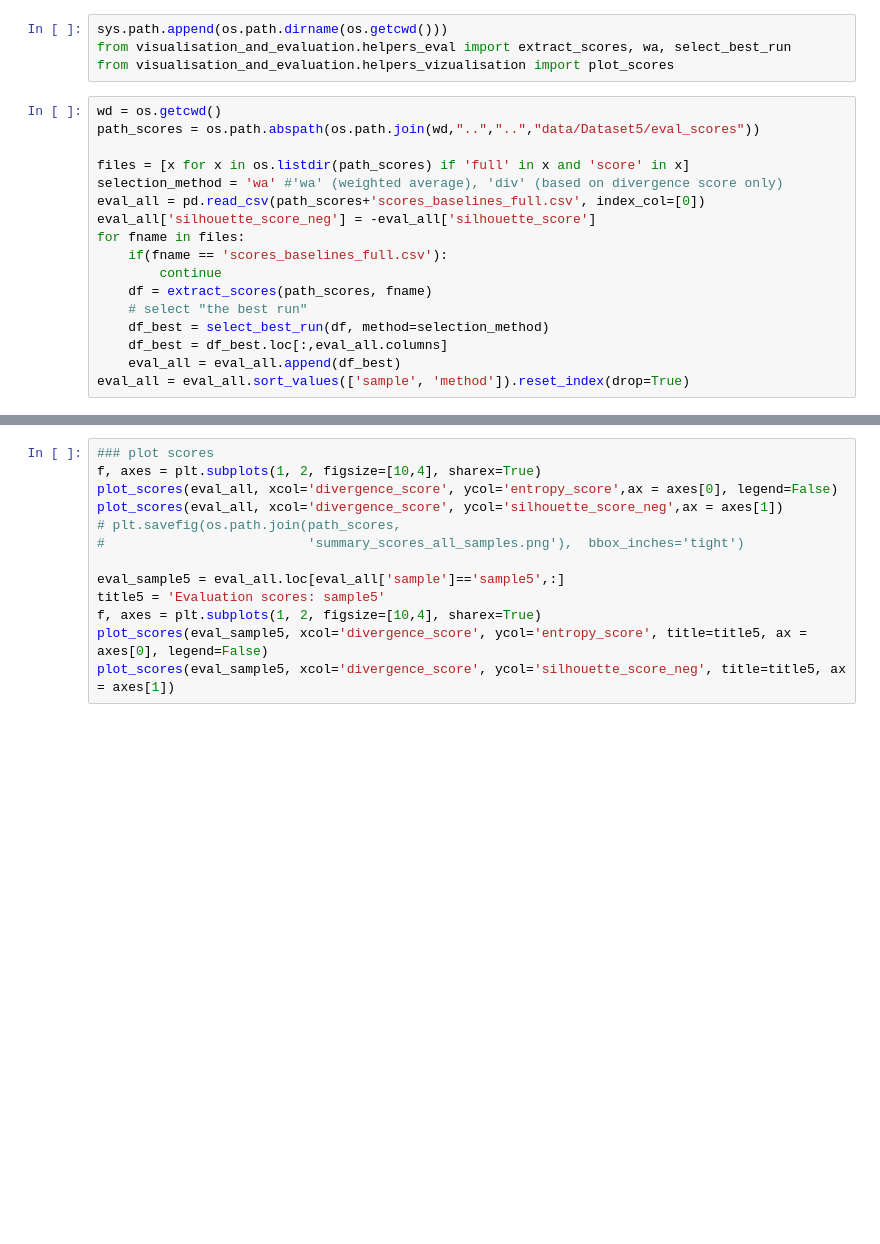
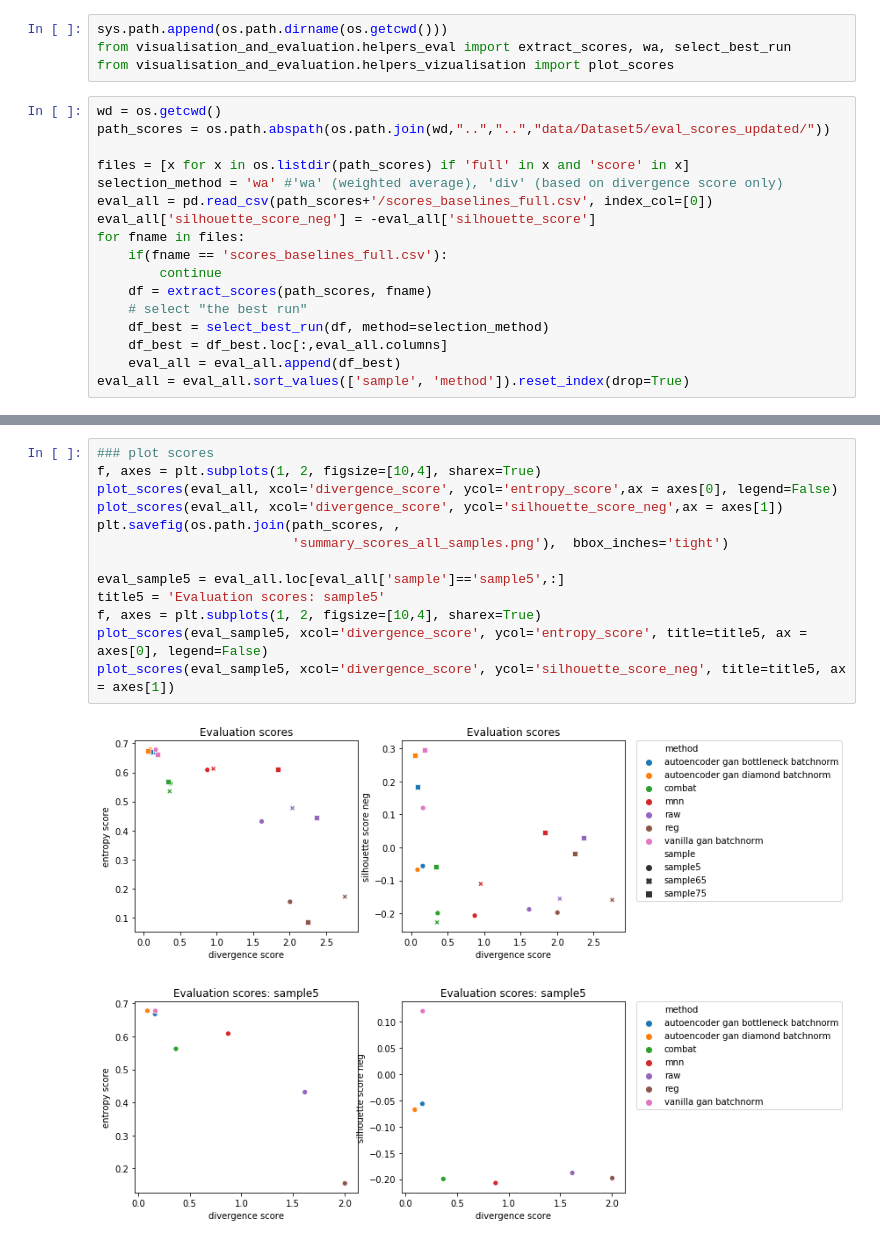
Before and after one commit to lthp/2019_SingleCell, a Jupyter notebook: notebooks/evaluation.ipynb, the cells around one changed output, grey strips where cells are left out. Saved outputs shown, nothing was run; the diff lists cells and outputs as text; blank space fills up the shorter version.

```diff
--- a/notebooks/evaluation.ipynb
+++ b/notebooks/evaluation.ipynb
@@ -16,11 +16,11 @@ from visualisation_and_evaluation.helpers_eval import extract_scores, wa, select
 from visualisation_and_evaluation.helpers_vizualisation import plot_scores
 # %%
 wd = os.getcwd()
-path_scores = os.path.abspath(os.path.join(wd,"..","..","data/Dataset5/eval_scores"))
+path_scores = os.path.abspath(os.path.join(wd,"..","..","data/Dataset5/eval_scores_updated/"))
 
 files = [x for x in os.listdir(path_scores) if 'full' in x and 'score' in x]
 selection_method = 'wa' #'wa' (weighted average), 'div' (based on divergence score only)
-eval_all = pd.read_csv(path_scores+'scores_baselines_full.csv', index_col=[0])
+eval_all = pd.read_csv(path_scores+'/scores_baselines_full.csv', index_col=[0])
 eval_all['silhouette_score_neg'] = -eval_all['silhouette_score']
 for fname in files:
     if(fname == 'scores_baselines_full.csv'):
@@ -38,16 +56,19 @@ eval_all
 # %%
 ### plot scores
 f, axes = plt.subplots(1, 2, figsize=[10,4], sharex=True)
 plot_scores(eval_all, xcol='divergence_score', ycol='entropy_score',ax = axes[0], legend=False)
 plot_scores(eval_all, xcol='divergence_score', ycol='silhouette_score_neg',ax = axes[1])
-# plt.savefig(os.path.join(path_scores,
-#                          'summary_scores_all_samples.png'),  bbox_inches='tight')
+plt.savefig(os.path.join(path_scores, ,
+                         'summary_scores_all_samples.png'),  bbox_inches='tight')
 
 eval_sample5 = eval_all.loc[eval_all['sample']=='sample5',:]
 title5 = 'Evaluation scores: sample5'
 f, axes = plt.subplots(1, 2, figsize=[10,4], sharex=True)
 plot_scores(eval_sample5, xcol='divergence_score', ycol='entropy_score', title=title5, ax = axes[0], legend=False)
 plot_scores(eval_sample5, xcol='divergence_score', ycol='silhouette_score_neg', title=title5, ax = axes[1])
+# %% [output]
+[figure, added]
+[figure, added]
 # %%
 score_plot = sns.scatterplot(x='method', y='wa', data=eval_all,
                 hue = 'method', style='sample', legend='brief', ax = None)
```
Also changed, not shown: parts of 2 cells of this notebook.
